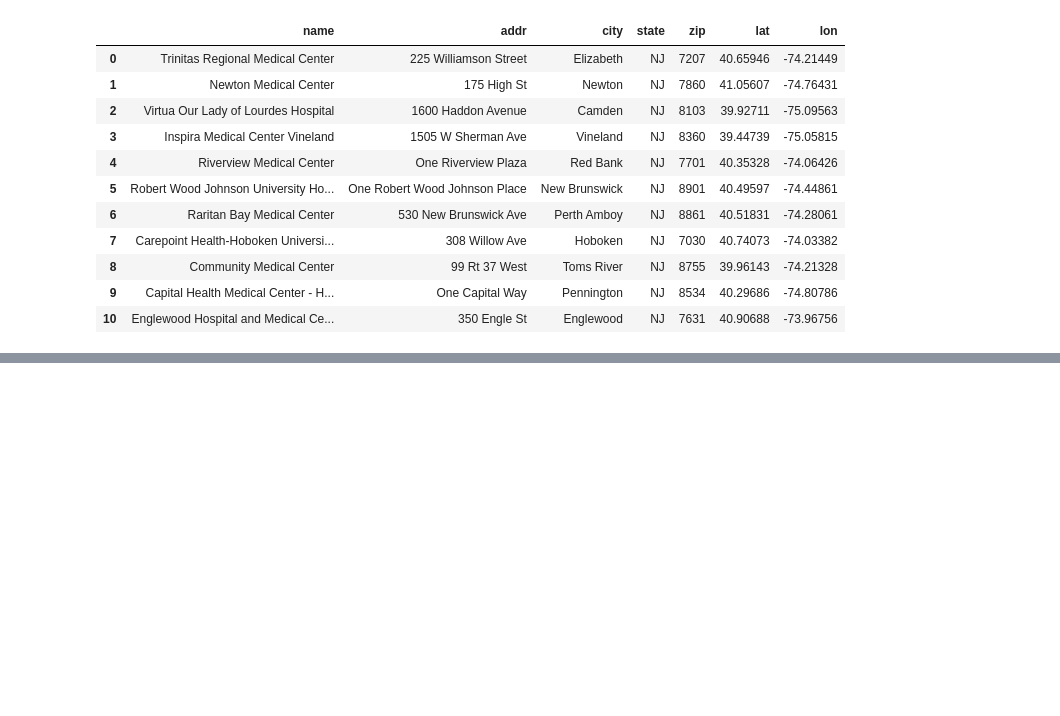
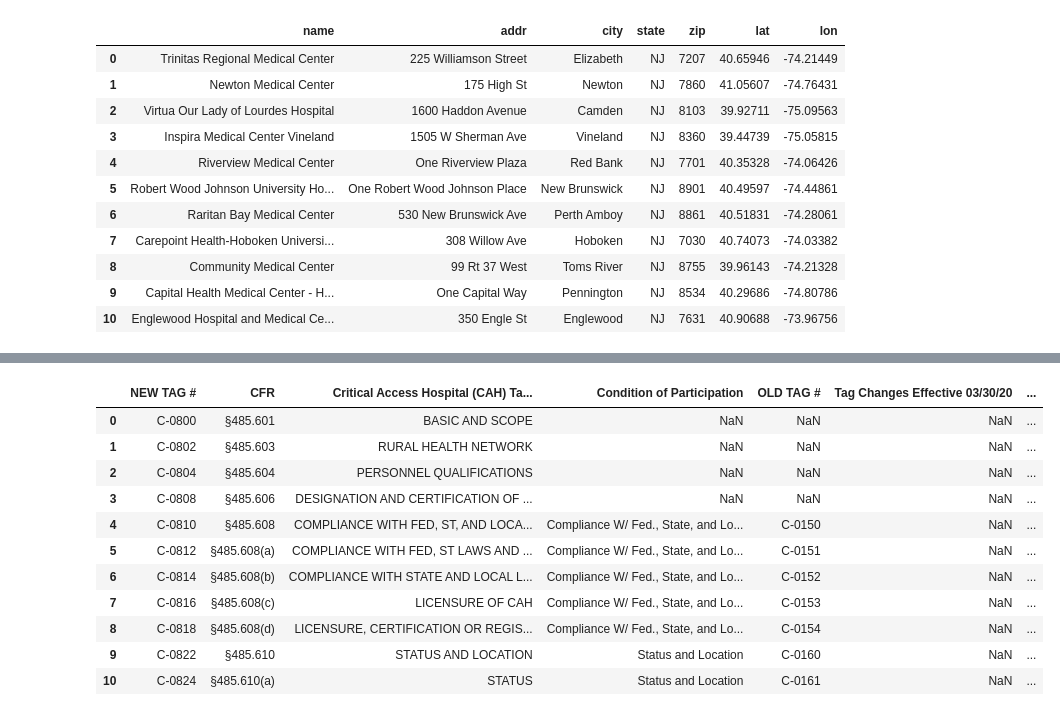
Before and after one commit to akhan19-ak/datasci_1_loading, a Jupyter notebook: Module_1_HW.ipynb, the cells around one changed output, grey strips where cells are left out. Saved outputs shown, nothing was run; the diff lists cells and outputs as text; code cells hidden in the pictures; blank space fills up the shorter version.

```diff
--- a/Module_1_HW.ipynb
+++ b/Module_1_HW.ipynb
@@ -22,0 +96,17 @@ read_var1.head(11)
+# %%
+var4 = '/content/C-Tag Crosswalk - EXCEL FINAL.xlsx'
+read_var4 = pd.read_excel(var4)
+read_var4.head(11)
+# %% [output]
+|  | NEW TAG # | CFR | Critical Access Hospital (CAH) Ta... | Condition of Participation | OLD TAG # | Tag Changes Effective 03/30/20 | ... |
+| 0 | C-0800 | §485.601 | BASIC AND SCOPE | NaN | NaN | NaN | ... |
+| 1 | C-0802 | §485.603 | RURAL HEALTH NETWORK | NaN | NaN | NaN | ... |
+| 2 | C-0804 | §485.604 | PERSONNEL QUALIFICATIONS | NaN | NaN | NaN | ... |
+| 3 | C-0808 | §485.606 | DESIGNATION AND CERTIFICATION OF ... | NaN | NaN | NaN | ... |
+| 4 | C-0810 | §485.608 | COMPLIANCE WITH FED, ST, AND LOCA... | Compliance W/ Fed., State, and Lo... | C-0150 | NaN | ... |
+| 5 | C-0812 | §485.608(a) | COMPLIANCE WITH FED, ST LAWS AND ... | Compliance W/ Fed., State, and Lo... | C-0151 | NaN | ... |
+| 6 | C-0814 | §485.608(b) | COMPLIANCE WITH STATE AND LOCAL L... | Compliance W/ Fed., State, and Lo... | C-0152 | NaN | ... |
+| 7 | C-0816 | §485.608(c) | LICENSURE OF CAH | Compliance W/ Fed., State, and Lo... | C-0153 | NaN | ... |
+| 8 | C-0818 | §485.608(d) | LICENSURE, CERTIFICATION OR REGIS... | Compliance W/ Fed., State, and Lo... | C-0154 | NaN | ... |
+| 9 | C-0822 | §485.610 | STATUS AND LOCATION | Status and Location | C-0160 | NaN | ... |
+| 10 | C-0824 | §485.610(a) | STATUS | Status and Location | C-0161 | NaN | ... |
```
Also changed, not shown: parts of 17 cells of this notebook.
